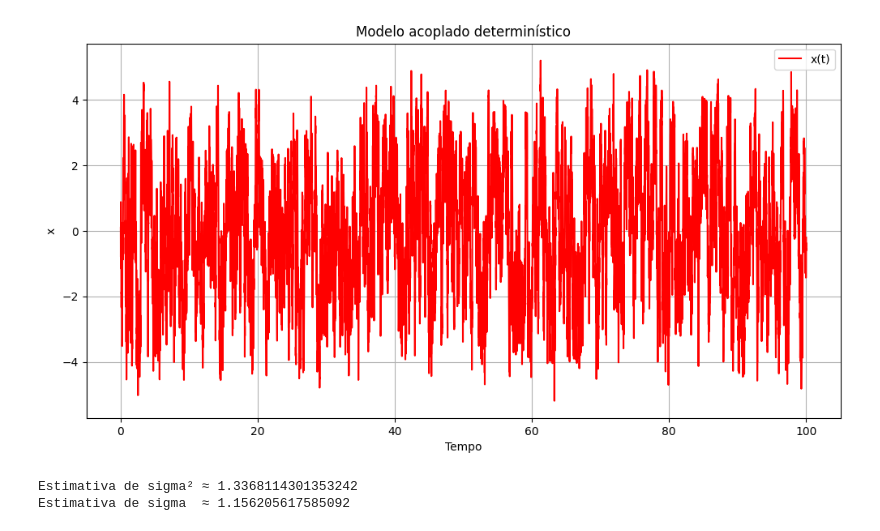
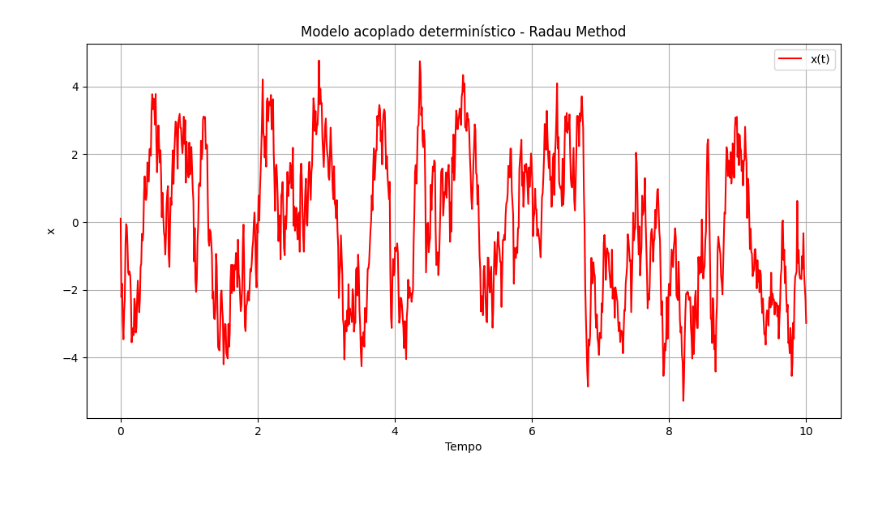
Before and after one commit to lucasamtaylor01/Lorenz80_SDE, a Jupyter notebook: 05_EXPLORACOES_EM_PYTHON/graficos.ipynb, the cells around one changed output. Saved outputs shown, nothing was run; the diff lists cells and outputs as text; code cells hidden in the pictures; blank space fills up the shorter version.

```diff
--- a/05_EXPLORACOES_EM_PYTHON/graficos.ipynb
+++ b/05_EXPLORACOES_EM_PYTHON/graficos.ipynb
@@ -1,68 +48,34 @@
 # %%
-import numpy as np
-import matplotlib.pyplot as plt
-from scipy.integrate import solve_ivp
+# PLOTAGEM SISTEMA DETERMINISTICO MÉTODO BDF
 
 # Parâmetros
 lambda_ = 1.0
 epsilon = 0.01
 
 # Sistema original
 def f(t, u):
     x, y1, y2, y3 = u
-
     dx = x - x**3 + (lambda_ / epsilon) * y2
     dy1 = (10 / epsilon**2) * (y2 - y1)
     dy2 = (1 / epsilon**2) * (28 * y1 - y2 - y1 * y3)
     dy3 = (1 / epsilon**2) * (y1 * y2 - (8/3) * y3)
-
     return [dx, dy1, dy2, dy3]
 
 # Condições iniciais e intervalo de tempo
 u0 = [0.1, 0.01, 0.01, 0.01]
-t_span = (0.0, 100.0)
-t_eval = np.linspace(*t_span, 10**4)  # mais pontos para resolução fina
+t_span = (0.0, 10.0)
+t_eval = np.linspace(*t_span, 1000)
 
-# Resolver o sistema
-sol = solve_ivp(f, t_span, u0, t_eval=t_eval)
-
+solucao_deterministico_Radau = solve_ivp(f, t_span, u0, t_eval=t_eval, method='Radau')
 # Plotar x(t)
 plt.figure(figsize=(12, 6))
-plt.plot(sol.t, sol.y[0], label='x(t)', color='red')
+plt.plot(solucao_deterministico_Radau.t, solucao_deterministico_Radau.y[0], label='x(t)', color='red')
 plt.xlabel("Tempo")
 plt.ylabel("x")
-plt.title("Modelo acoplado determinístico")
+plt.title("Modelo acoplado determinístico - Radau Method")
 plt.grid(True)
 plt.legend()
+
 plt.show()
 # %% [output]
-[figure, old version]
+[figure, new version]
-# %%
-import numpy as np
-from scipy.signal import correlate
-from statistics import variance
-
-# Extrai y₂ e centraliza
-y2 = sol.y[2] - np.mean(sol.y[2])
-n = len(y2)
-dt = sol.t[1] - sol.t[0]
-lambda_ = 1.0
-
-# Autocorrelação normalizada
-acor_full = correlate(y2, y2, mode='full') / (n * np.var(y2))
-lags = np.arange(-n + 1, n)
-acor = acor_full[n - 1:]  # pega os lags ≥ 0
-
-# Limita o número de lags se quiser (ex: até lag 200)
-maxlag = 200
-acor = acor[:maxlag + 1]
-
-# Cálculo de sigma²
-sigma2 = 2 * lambda_**2 * np.var(y2) * dt * np.sum(acor)
-sigma = np.sqrt(sigma2)
-
-print(f"Estimativa de sigma² ≈ {sigma2}")
-print(f"Estimativa de sigma  ≈ {sigma}")
-# %% [output]
-Estimativa de sigma² ≈ 1.3368114301353242
-Estimativa de sigma  ≈ 1.156205617585092
```
Also changed, not shown: parts of 8 cells of this notebook.
